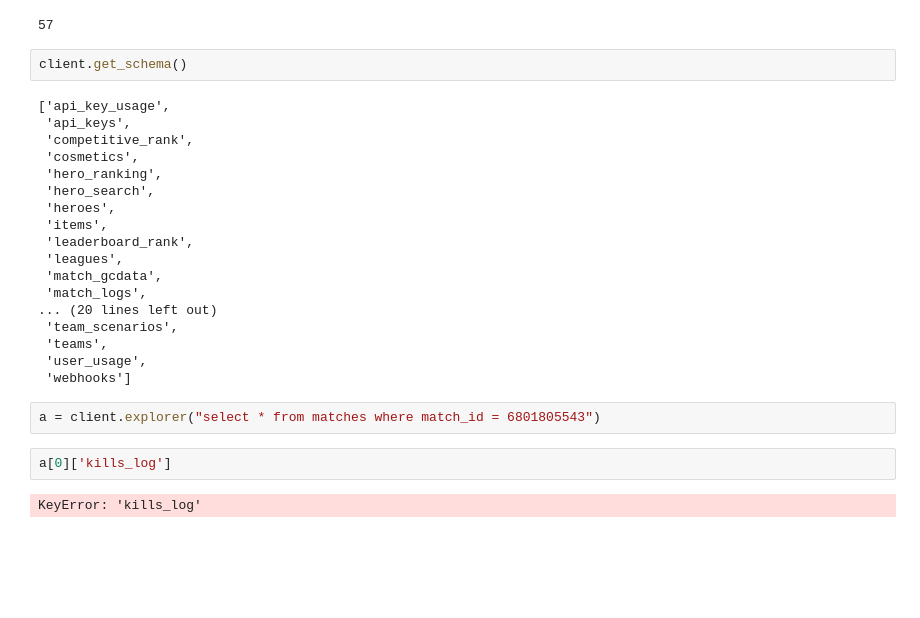
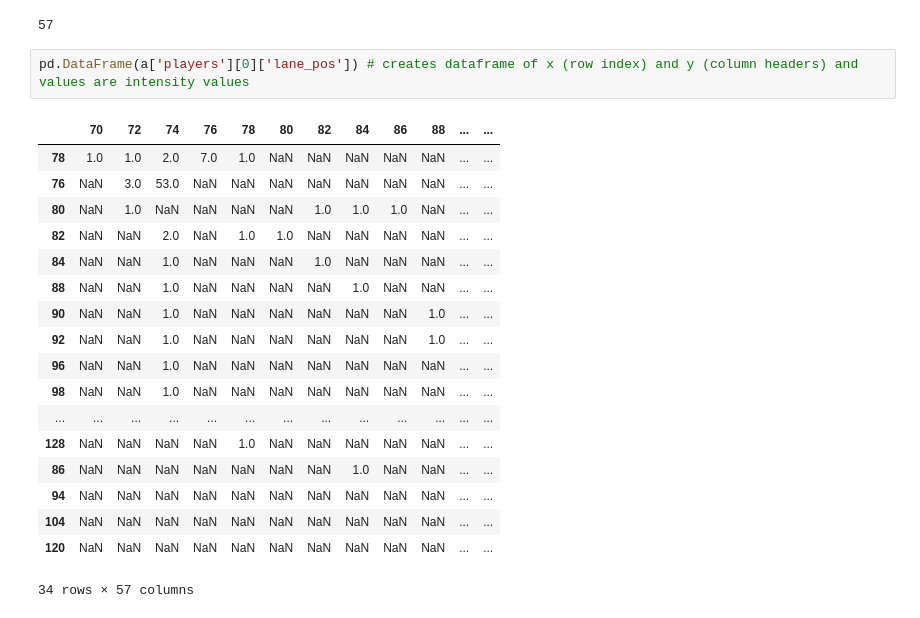
Before and after one commit to gprasad125/dota2, a Jupyter notebook: Notebooks/explore_opendota.ipynb, the cells around one changed output. Drawn from its saved outputs; the diff is of its cells as text; blank space fills up the shorter version.

Commit message:
code to explore api capabilities

```diff
--- a/Notebooks/explore_opendota.ipynb
+++ b/Notebooks/explore_opendota.ipynb
@@ -35,29 +35,24 @@ for keys, values in a['players'][0]['lane_pos'].items():
 len(a['players'][0]['lane_pos'])
 # %% [output]
 57
-# %%
-client.get_schema()
-# %% [output]
-['api_key_usage',
- 'api_keys',
- 'competitive_rank',
- 'cosmetics',
- 'hero_ranking',
- 'hero_search',
- 'heroes',
- 'items',
- 'leaderboard_rank',
- 'leagues',
- 'match_gcdata',
- 'match_logs',
-... (20 lines left out)
- 'team_scenarios',
- 'teams',
- 'user_usage',
- 'webhooks']
-# %%
-a = client.explorer("select * from matches where match_id = 6801805543")
-# %%
-a[0]['kills_log']
-# %% [output]
-KeyError: 'kills_log'
+# %%
+pd.DataFrame(a['players'][0]['lane_pos']) # creates dataframe of x (row index) and y (column headers) and values are intensity values
+# %% [output]
+|  | 70 | 72 | 74 | 76 | 78 | 80 | 82 | 84 | 86 | 88 | ... | ... |
+| 78 | 1.0 | 1.0 | 2.0 | 7.0 | 1.0 | NaN | NaN | NaN | NaN | NaN | ... | ... |
+| 76 | NaN | 3.0 | 53.0 | NaN | NaN | NaN | NaN | NaN | NaN | NaN | ... | ... |
+| 80 | NaN | 1.0 | NaN | NaN | NaN | NaN | 1.0 | 1.0 | 1.0 | NaN | ... | ... |
+| 82 | NaN | NaN | 2.0 | NaN | 1.0 | 1.0 | NaN | NaN | NaN | NaN | ... | ... |
+| 84 | NaN | NaN | 1.0 | NaN | NaN | NaN | 1.0 | NaN | NaN | NaN | ... | ... |
+| 88 | NaN | NaN | 1.0 | NaN | NaN | NaN | NaN | 1.0 | NaN | NaN | ... | ... |
+| 90 | NaN | NaN | 1.0 | NaN | NaN | NaN | NaN | NaN | NaN | 1.0 | ... | ... |
+| 92 | NaN | NaN | 1.0 | NaN | NaN | NaN | NaN | NaN | NaN | 1.0 | ... | ... |
+| 96 | NaN | NaN | 1.0 | NaN | NaN | NaN | NaN | NaN | NaN | NaN | ... | ... |
+| 98 | NaN | NaN | 1.0 | NaN | NaN | NaN | NaN | NaN | NaN | NaN | ... | ... |
+| ... | ... | ... | ... | ... | ... | ... | ... | ... | ... | ... | ... | ... |
+| 128 | NaN | NaN | NaN | NaN | 1.0 | NaN | NaN | NaN | NaN | NaN | ... | ... |
+| 86 | NaN | NaN | NaN | NaN | NaN | NaN | NaN | 1.0 | NaN | NaN | ... | ... |
+| 94 | NaN | NaN | NaN | NaN | NaN | NaN | NaN | NaN | NaN | NaN | ... | ... |
+| 104 | NaN | NaN | NaN | NaN | NaN | NaN | NaN | NaN | NaN | NaN | ... | ... |
+| 120 | NaN | NaN | NaN | NaN | NaN | NaN | NaN | NaN | NaN | NaN | ... | ... |
+34 rows × 57 columns
```
Also changed, not shown: parts of 1 cell of this notebook.
